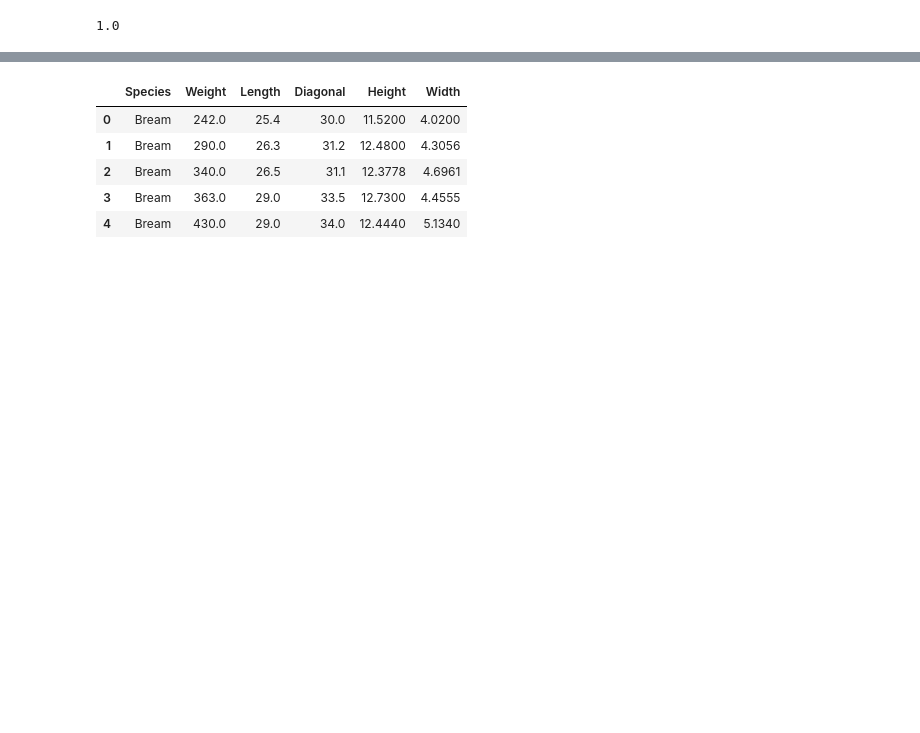
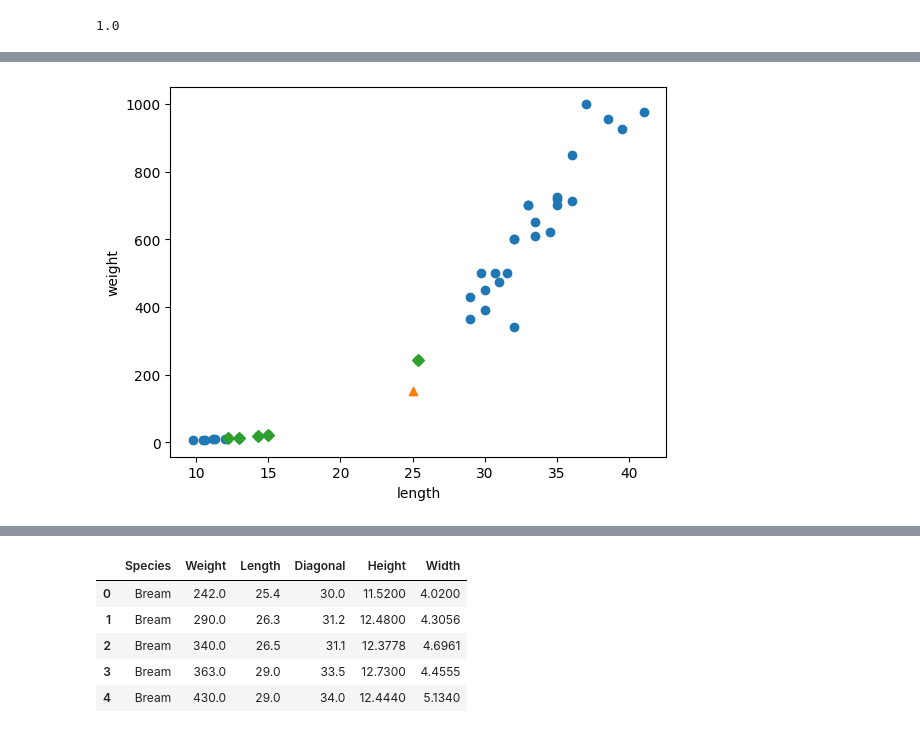
Before and after one commit to Jiseon94/machinelearningStudy, a Jupyter notebook: 0929_machineStudy.ipynb, the cells around one changed output, grey strips where cells are left out. Drawn from its saved outputs; the diff is of its cells as text; code cells hidden in the pictures; blank space fills up the shorter version.

```diff
--- a/0929_machineStudy.ipynb
+++ b/0929_machineStudy.ipynb
@@ -153,0 +164,2 @@ kn.score(test_input, test_target) #정확도 100프로 나옴
+# %%
+fish_target = np.concatenate((np.ones(35), np.zeros(14)))
@@ -153,0 +169,3 @@ kn.score(test_input, test_target) #정확도 100프로 나옴
+# %%
+train_input, test_input, train_target, test_target = train_test_split(
+    fish_data, fish_target, stratify=fish_target, random_state=42)
@@ -153,0 +186,15 @@ kn.score(test_input, test_target) #정확도 100프로 나옴
+# %%
+distances, indexes = kn.kneighbors([[25, 150]])
+#25cm, 150g 의 가장 가까운 거리, 인덱스 뽑아줌.
+# %%
+plt.scatter(train_input[:,0], train_input[:, 1])
+plt.scatter(25, 150, marker='^') #마름모로 표현하겠다는 뜻이다. marker='^'
+plt.scatter(train_input[indexes,0], train_input[indexes,1], marker='D')
+plt.xlabel('length')
+plt.ylabel('weight')
+plt.show()
+#멀리있는 빙어 4개를 가장 가까운 이웃으로 측정한다. 잘못된거다. 왜냐면
+# 우리눈에는 가까워보이지만 scale 이 맞지 않아서, 실제로는 가까운게 아니란 거다.
+#y축의 scale 과 x 축의 scale이 맞지않아서 생긴 문제인거다.
+# %% [output]
+[figure, added]
```
Also changed, not shown: parts of 117 cells of this notebook.
